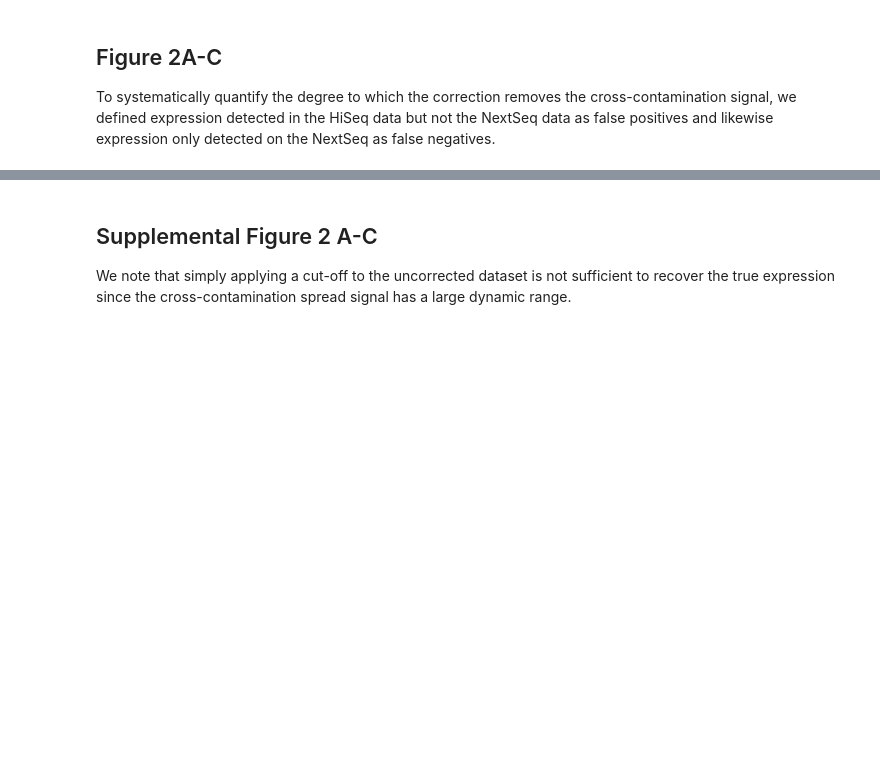
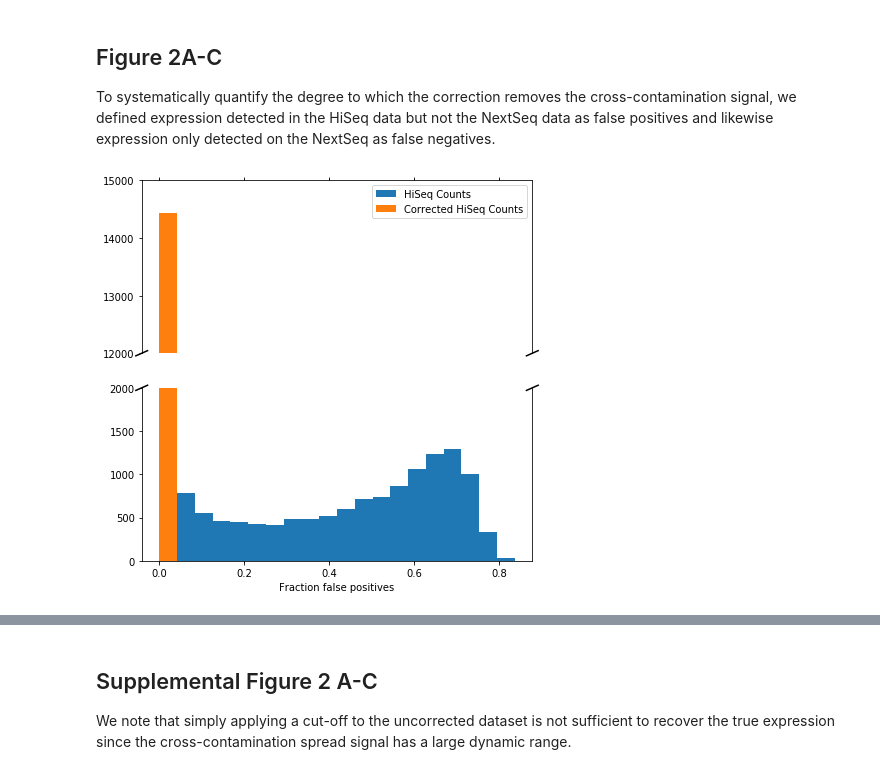
Before and after one commit to sandberg-lab/Spreading-Correction, a Jupyter notebook: Correcting_Spreading_of_Signal_Notebook.ipynb, the cells around one changed output, grey strips where cells are left out. Drawn from its saved outputs; the diff is of its cells as text; code cells hidden in the pictures; blank space fills up the shorter version.

```diff
--- a/Correcting_Spreading_of_Signal_Notebook.ipynb
+++ b/Correcting_Spreading_of_Signal_Notebook.ipynb
@@ -317,6 +334,36 @@ for true, adj, cutoff, spread in zip(true_list, adj_list, only_cutoff_list, spre
     adj_fn = np.append(adj_fn, calc_fn(true,adj))
     cutoff_fn = np.append(cutoff_fn, calc_fn(true, cutoff))
     spread_fn = np.append(spread_fn, calc_fn(true,spread))
+# %%
+df_fp = pd.DataFrame([spread_fp[~np.isnan(spread_fp)],adj_fp[~np.isnan(adj_fp)]]).T
+df_fp.columns = ['HiSeq Counts', 'Corrected HiSeq Counts']
+f, axis = plt.subplots(2, 1, sharex=True, figsize=(7,7))
+df_fp.plot(kind='hist', ax=axis[0], bins=20)
+df_fp.plot(kind='hist', ax=axis[1], bins=20)
+axis[0].set_ylim(12000, 15000)
+axis[1].set_ylim(0, 2000)
+axis[1].legend().set_visible(False)
+
+axis[0].spines['bottom'].set_visible(False)
+axis[1].spines['top'].set_visible(False)
+axis[0].xaxis.tick_top()
+axis[0].tick_params(labeltop='off')
+axis[1].xaxis.tick_bottom()
+axis[0].set(ylabel='')
+axis[1].set(ylabel='', xlabel='Fraction false positives')
+axis[0].set_yticks(np.arange(12000,16000, 1000))
+axis[1].set_yticks(np.arange(0,2500, 500))
+d = .015
+kwargs = dict(transform=axis[0].transAxes, color='k', clip_on=False)
+axis[0].plot((-d,+d),(-d,+d), **kwargs)
+axis[0].plot((1-d,1+d),(-d,+d), **kwargs)
+kwargs.update(transform=axis[1].transAxes)
+axis[1].plot((-d,+d),(1-d,1+d), **kwargs)
+axis[1].plot((1-d,1+d),(1-d,1+d), **kwargs)
+plt.savefig('frac_false_pos_fixed.pdf')
+plt.show()
+# %% [output]
+[figure, added]
 # %%
 f, (ax1,ax2,ax3) = plt.subplots(3,1,figsize = (7,20))
 ax1.hist(spread_fp[~np.isnan(spread_fp)], bins = 20, label = 'HiSeq Counts')
```
Also changed, not shown: parts of 7 cells of this notebook.
